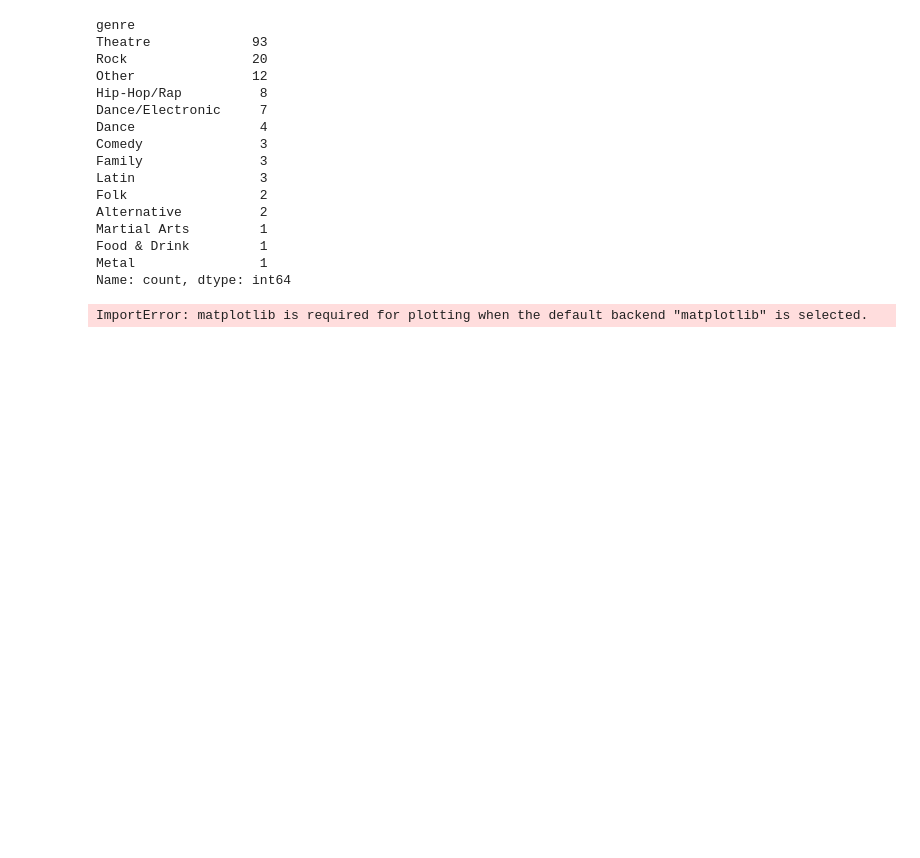
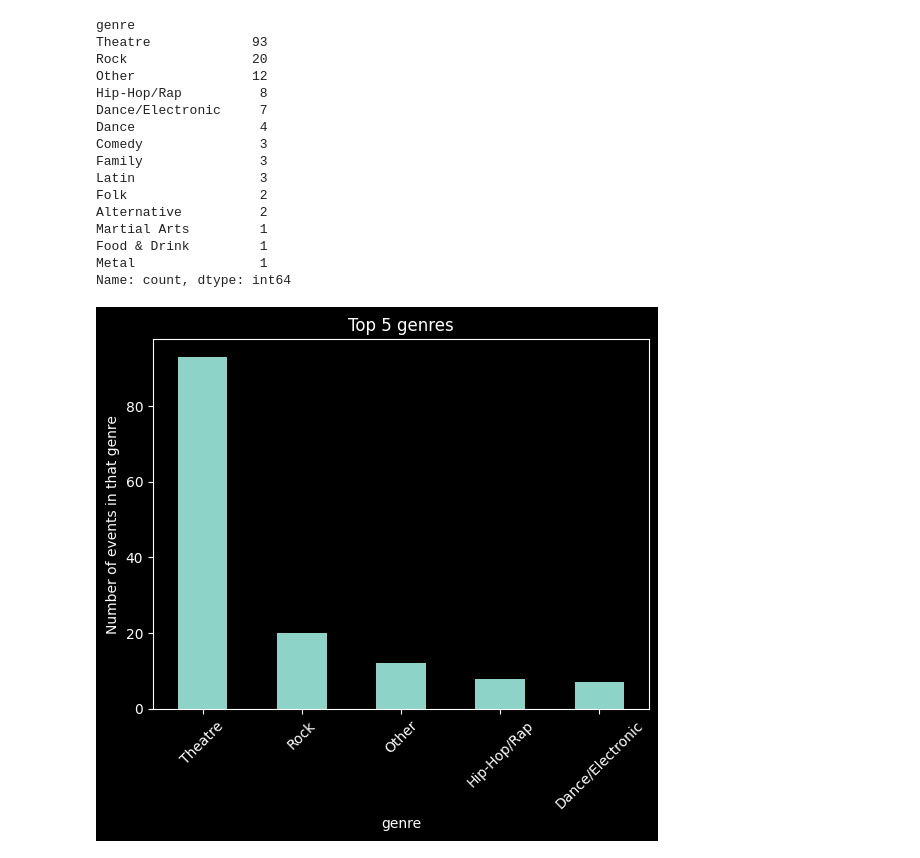
Before and after one commit to LisaYllander92/Visualization_project, a Jupyter notebook: eda/eda_lisa.ipynb, the cells around one changed output. Drawn from its saved outputs; the diff is of its cells as text; code cells hidden in the pictures; blank space fills up the shorter version.

```diff
--- a/eda/eda_lisa.ipynb
+++ b/eda/eda_lisa.ipynb
@@ -109,13 +109,15 @@ Food & Drink         1
 Metal                1
 Name: count, dtype: int64
 # %%
-ax = df["genre"].value_counts().plot(
+# number of events in top 5 genres
+ax = df["genre"].value_counts().head(5).plot(
     kind="bar",
-    ylabel="Number of genres",
-    title="Genre",
+    ylabel="Number of events in that genre",
+    title="Top 5 genres",
+    rot=45,
 )
 # %% [output]
-ImportError: matplotlib is required for plotting when the default backend "matplotlib" is selected.
+[figure, added]
 # %%
 # how many different events do we have?
 duckdb.sql("""--sql
```
Also changed, not shown: parts of 8 cells of this notebook.
